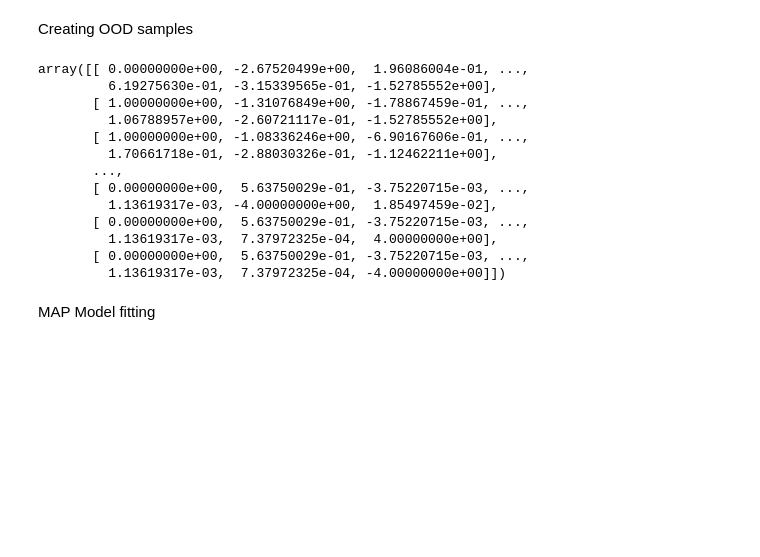
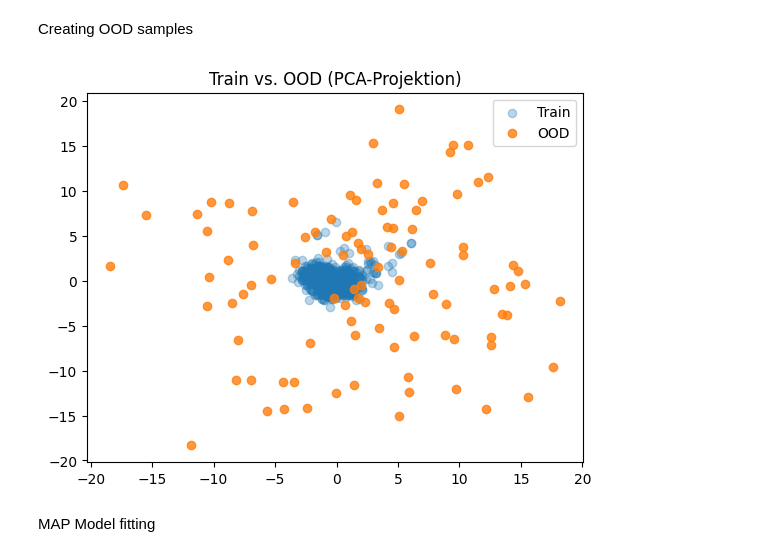
Before and after one commit to Kingmopser/ProbabilisticML, a Jupyter notebook: src/RealData.ipynb, the cells around one changed output. Saved outputs shown, nothing was run; the diff lists cells and outputs as text; code cells hidden in the pictures; blank space fills up the shorter version.

```diff
--- a/src/RealData.ipynb
+++ b/src/RealData.ipynb
@@ -54,50 +52,35 @@ trainLoader = DataLoader(tenDF,batch_size=32,shuffle=True)
 Creating OOD samples
 # %%
 # Feature-Namen ohne Gender
-feature_names = df.columns[1:len(df.columns)-1]
+#feature_names = df.columns[1:len(df.columns)-1]
 # Wähle beliebige Werte außerhalb des Trainingsbereichs, z. B. +5 und -5 Standardabweichungen
-n_ood = 50  # wie viele OOD-Beispiele pro Feature
+#n_ood = 50  # wie viele OOD-Beispiele pro Feature
 
-ood_samples = []
-for i, feature in enumerate(feature_names):
+#ood_samples = []
+#for i, feature in enumerate(feature_names):
     # Template: Mittelwert aller Features (z. B. aus X_train)
-    base = np.mean(X_train, axis=0)
+#    base = np.mean(X_train, axis=0)
     # Für dieses Feature Wert weit außerhalb setzen (+5)
-    ood_high = base.copy()
-    ood_high[i] = 4  # oder beliebig >3
+#    ood_high = base.copy()
+#    ood_high[i] = 8  # oder beliebig >3
 
-    ood_low = base.copy()
-    ood_low[i] = -4  # oder beliebig <-3
+#    ood_low = base.copy()
+ #   ood_low[i] = -8  # oder beliebig <-3
 
-    ood_samples.append(ood_high)
-    ood_samples.append(ood_low)
+  #  ood_samples.append(ood_high)
+   # ood_samples.append(ood_low)
 
 # Zu Array zusammenfügen
-X_ood = np.stack(ood_samples)
-X_ood = np.column_stack((np.zeros(len(X_ood)),X_ood[:,:-1]))
-y_ood = np.zeros(len(X_ood))
+#X_ood = np.stack(ood_samples)
+#X_ood = np.column_stack((np.zeros(len(X_ood)),X_ood[:,:-1]))
+#y_ood = np.zeros(len(X_ood))
 # Dummy, wenn Label nötig, ansonsten ignorieren
-X_test_ODD= np.vstack([X_test,X_ood])
-y_test_OOD=np.concatenate([y_test, y_ood])
+#X_test_ODD= np.vstack([X_test,X_ood])
+#y_test_OOD=np.concatenate([y_test, y_ood])
 # Zu Tensor (optional)
-tenX_OOD = torch.tensor(X_test_ODD, dtype=torch.float32).to(device)
-tenY_OOD = torch.tensor(y_test_OOD, dtype=torch.float32).to(device)
+#tenX_OOD = torch.tensor(X_test_ODD, dtype=torch.float32).to(device)
+#tenY_OOD = torch.tensor(y_test_OOD, dtype=torch.float32).to(device)
 #MASK
-is_ood = np.array([False]*len(X_test) + [True]*len(X_ood))
-X_test_ODD
+#is_ood = np.array([False]*len(X_test) + [True]*len(X_ood))
-# %% [output]
-array([[ 0.00000000e+00, -2.67520499e+00,  1.96086004e-01, ...,
-         6.19275630e-01, -3.15339565e-01, -1.52785552e+00],
-       [ 1.00000000e+00, -1.31076849e+00, -1.78867459e-01, ...,
-         1.06788957e+00, -2.60721117e-01, -1.52785552e+00],
-       [ 1.00000000e+00, -1.08336246e+00, -6.90167606e-01, ...,
-         1.70661718e-01, -2.88030326e-01, -1.12462211e+00],
-       ...,
-       [ 0.00000000e+00,  5.63750029e-01, -3.75220715e-03, ...,
-         1.13619317e-03, -4.00000000e+00,  1.85497459e-02],
-       [ 0.00000000e+00,  5.63750029e-01, -3.75220715e-03, ...,
-         1.13619317e-03,  7.37972325e-04,  4.00000000e+00],
-       [ 0.00000000e+00,  5.63750029e-01, -3.75220715e-03, ...,
-         1.13619317e-03,  7.37972325e-04, -4.00000000e+00]])
 # %%
 base = np.mean(X_train, axis=0)  # shape: (n_feats+1,), falls die erste Spalte evtl. Label/Index war
@@ -135,6 +114,18 @@ tenY_OOD = torch.tensor(y_test_OOD, dtype=torch.float32).to(device)
 
 
 is_ood = np.array([False] * len(X_test) + [True] * len(X_ood))
+# %%
+import matplotlib.pyplot as plt
+from sklearn.decomposition import PCA
+
+pca = PCA(n_components=2)
+Z = pca.fit_transform(np.vstack([X_train, X_ood]))
+plt.scatter(Z[:len(X_train), 0], Z[:len(X_train), 1], label='Train', alpha=0.3)
+plt.scatter(Z[len(X_train):, 0], Z[len(X_train):, 1], label='OOD', alpha=0.8)
+plt.legend(); plt.title("Train vs. OOD (PCA-Projektion)")
+plt.show()
+# %% [output]
+[figure, added]
 # %% [markdown]
 MAP Model fitting
 # %%
```
Also changed, not shown: parts of 9 cells of this notebook, 3 other files.
